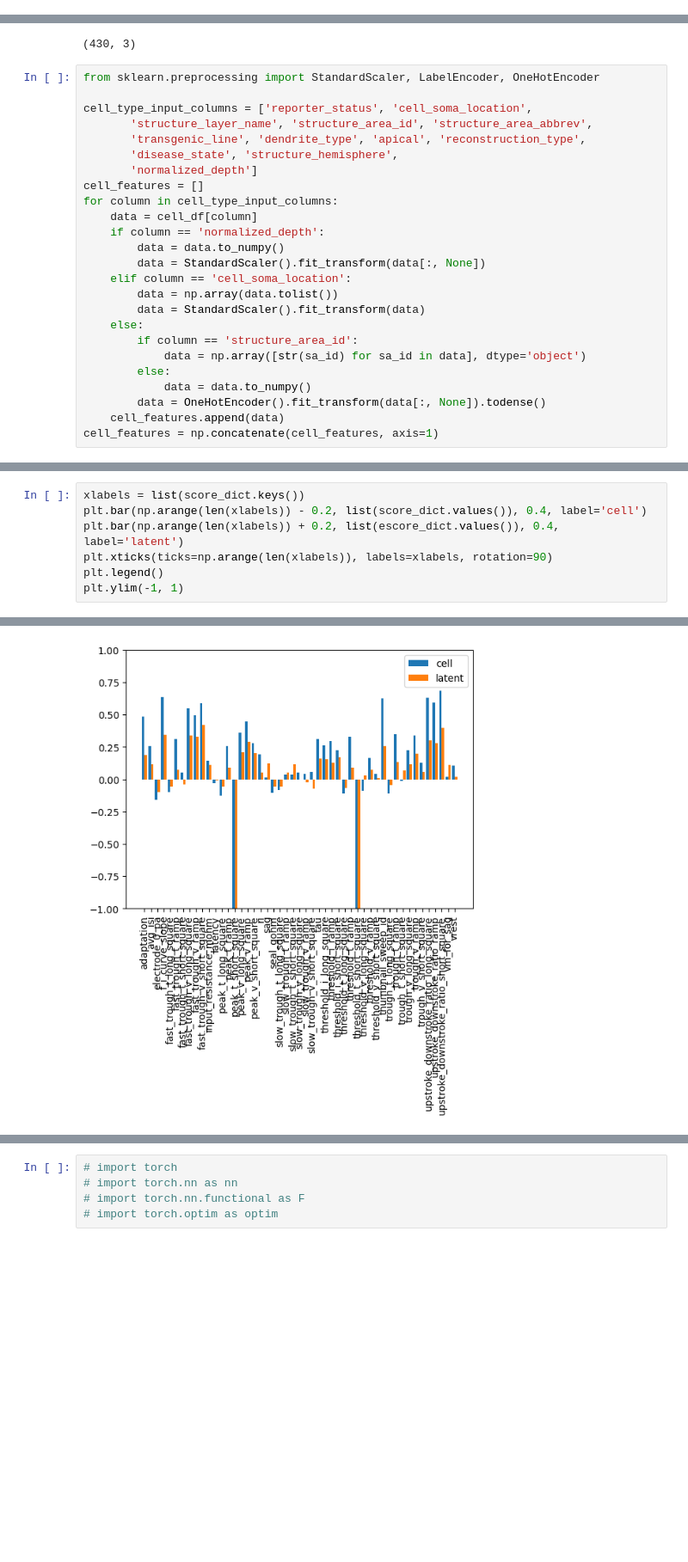
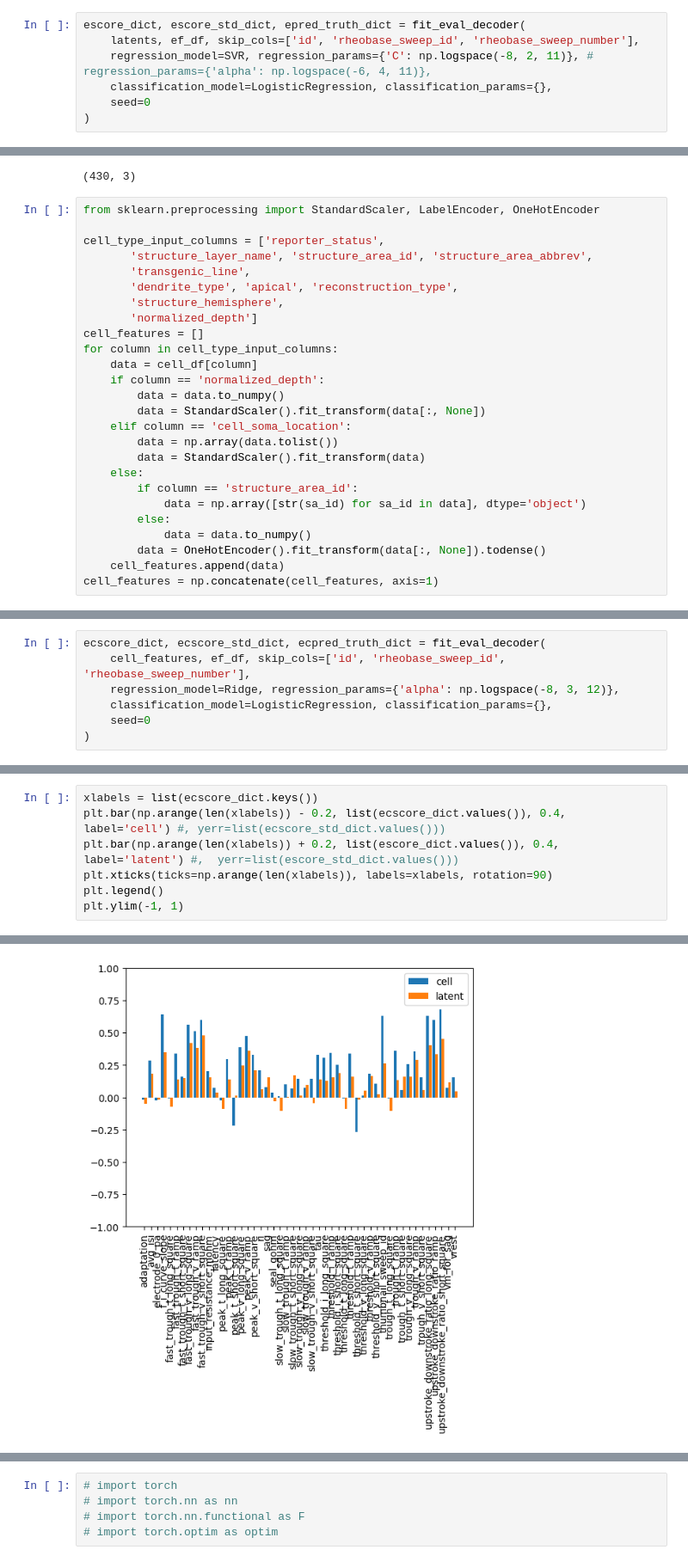
Before and after one commit to felixp8/bmed7610-final-project, a Jupyter notebook: analysis/ecephys_prediction.ipynb, the cells around one changed output, grey strips where cells are left out. Shown: that part at 86% size. Drawn from its saved outputs; the diff is of its cells as text; blank space fills up the shorter version.

```diff
--- a/analysis/ecephys_prediction.ipynb
+++ b/analysis/ecephys_prediction.ipynb
@@ -186,0 +124,7 @@ skipping col has_pause because there is only one value
+# %%
+escore_dict, escore_std_dict, epred_truth_dict = fit_eval_decoder(
+    latents, ef_df, skip_cols=['id', 'rheobase_sweep_id', 'rheobase_sweep_number'],
+    regression_model=SVR, regression_params={'C': np.logspace(-8, 2, 11)}, # regression_params={'alpha': np.logspace(-6, 4, 11)},
+    classification_model=LogisticRegression, classification_params={},
+    seed=0
+)
@@ -366,10 +247,11 @@ np.array(cell_df.cell_soma_location.tolist()).shape
 # %%
 from sklearn.preprocessing import StandardScaler, LabelEncoder, OneHotEncoder
 
-cell_type_input_columns = ['reporter_status', 'cell_soma_location',
+cell_type_input_columns = ['reporter_status',
        'structure_layer_name', 'structure_area_id', 'structure_area_abbrev',
-       'transgenic_line', 'dendrite_type', 'apical', 'reconstruction_type',
-       'disease_state', 'structure_hemisphere',
+       'transgenic_line',
+       'dendrite_type', 'apical', 'reconstruction_type',
+       'structure_hemisphere',
        'normalized_depth']
 cell_features = []
 for column in cell_type_input_columns:
@@ -434,0 +273,7 @@ skipping col has_pause because there is only one value
+# %%
+ecscore_dict, ecscore_std_dict, ecpred_truth_dict = fit_eval_decoder(
+    cell_features, ef_df, skip_cols=['id', 'rheobase_sweep_id', 'rheobase_sweep_number'],
+    regression_model=Ridge, regression_params={'alpha': np.logspace(-8, 3, 12)},
+    classification_model=LogisticRegression, classification_params={},
+    seed=0
+)
@@ -435,10 +284,10 @@ skipping col has_pause because there is only one value
 # %%
-xlabels = list(score_dict.keys())
-plt.bar(np.arange(len(xlabels)) - 0.2, list(score_dict.values()), 0.4, label='cell')
-plt.bar(np.arange(len(xlabels)) + 0.2, list(escore_dict.values()), 0.4, label='latent')
+xlabels = list(ecscore_dict.keys())
+plt.bar(np.arange(len(xlabels)) - 0.2, list(ecscore_dict.values()), 0.4, label='cell') #, yerr=list(ecscore_std_dict.values()))
+plt.bar(np.arange(len(xlabels)) + 0.2, list(escore_dict.values()), 0.4, label='latent') #,  yerr=list(escore_std_dict.values()))
 plt.xticks(ticks=np.arange(len(xlabels)), labels=xlabels, rotation=90)
 plt.legend()
 plt.ylim(-1, 1)
 # %% [output]
 (-1.0, 1.0)
-[figure, old version]
+[figure, new version]
```
Also changed, not shown: parts of 23 cells of this notebook, 54 other files.
